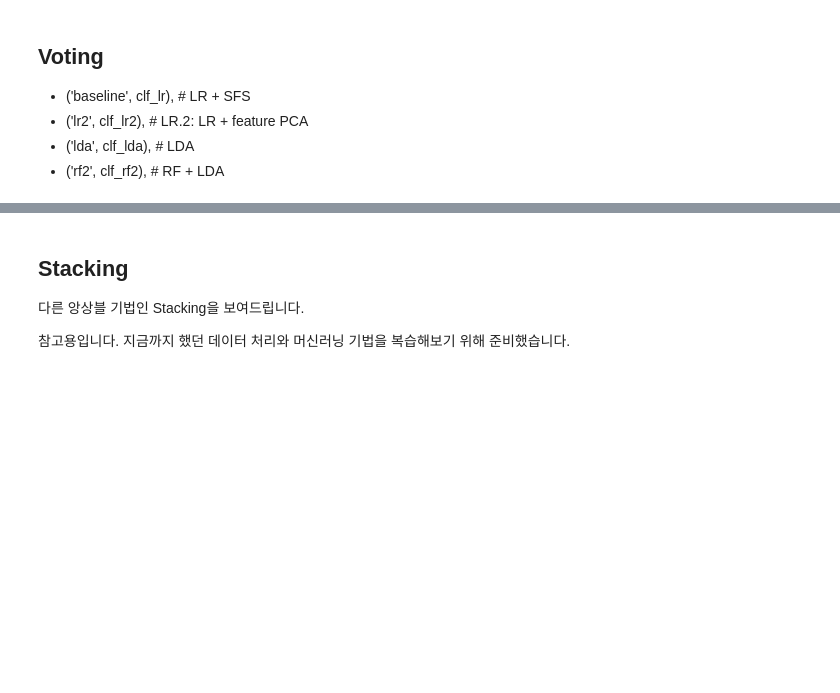
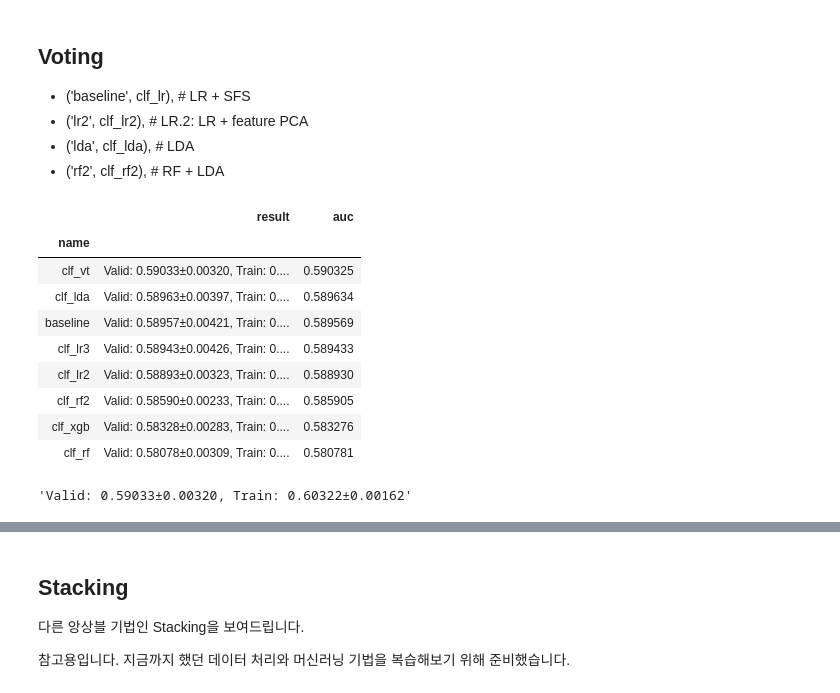
Before and after one commit to sunkusun9/DS_lv3_2507_2, a Jupyter notebook: sec_ds_lv3_prob1_kaggle.ipynb, the cells around one changed output, grey strips where cells are left out. Drawn from its saved outputs; the diff is of its cells as text; code cells hidden in the pictures; blank space fills up the shorter version.

```diff
--- a/sec_ds_lv3_prob1_kaggle.ipynb
+++ b/sec_ds_lv3_prob1_kaggle.ipynb
@@ -416,3 +508,25 @@ print("자가채점: {}".format(roc_auc_score(s_kaggle_ans, prd))) # baseline: 0
 - ('lr2', clf_lr2), # LR.2: LR + feature PCA
 - ('lda', clf_lda), # LDA
 - ('rf2', clf_rf2), # RF + LDA
+# %%
+from sklearn.ensemble import VotingClassifier
+models = [
+    ('baseline', clf_lr),
+    ('lr2', clf_lr2),
+    ('lda', clf_lda),
+    ('rf2', clf_rf2)
+]
+clf_vt = VotingClassifier(models,  voting='soft')
+eval_model('clf_vt', clf_vt)
+# %% [output]
+|  | result | auc |
+| name |  |  |
+| clf_vt | Valid: 0.59033±0.00320, Train: 0.... | 0.590325 |
+| clf_lda | Valid: 0.58963±0.00397, Train: 0.... | 0.589634 |
+| baseline | Valid: 0.58957±0.00421, Train: 0.... | 0.589569 |
+| clf_lr3 | Valid: 0.58943±0.00426, Train: 0.... | 0.589433 |
+| clf_lr2 | Valid: 0.58893±0.00323, Train: 0.... | 0.588930 |
+| clf_rf2 | Valid: 0.58590±0.00233, Train: 0.... | 0.585905 |
+| clf_xgb | Valid: 0.58328±0.00283, Train: 0.... | 0.583276 |
+| clf_rf | Valid: 0.58078±0.00309, Train: 0.... | 0.580781 |
+'Valid: 0.59033±0.00320, Train: 0.60322±0.00162'
```
Also changed, not shown: parts of 48 cells of this notebook.
